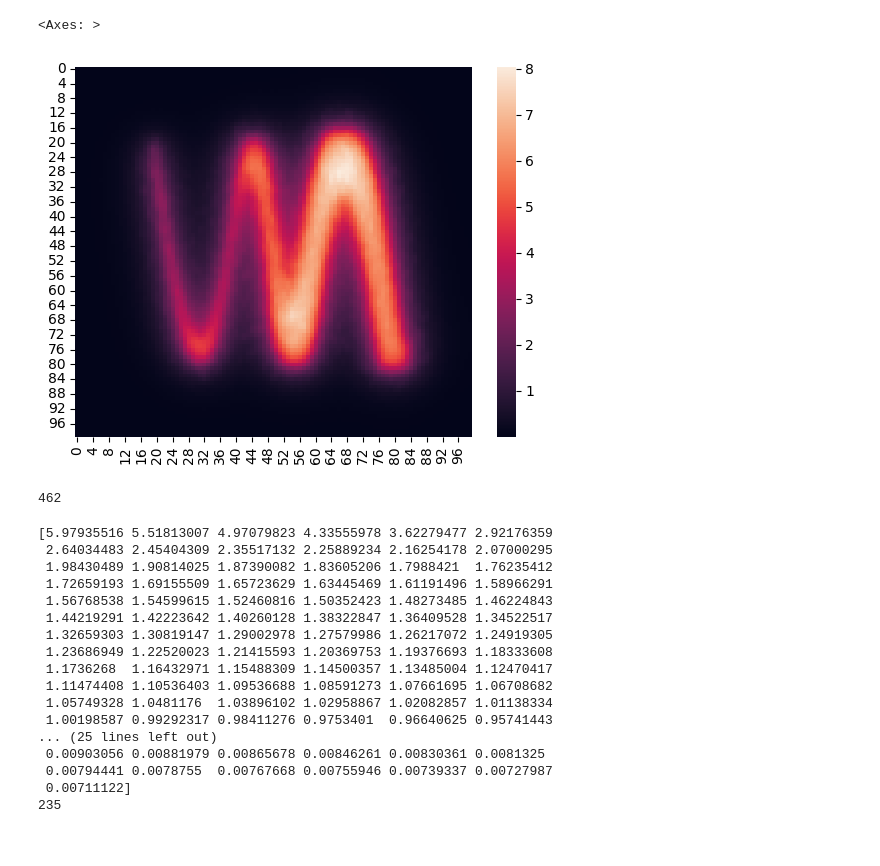
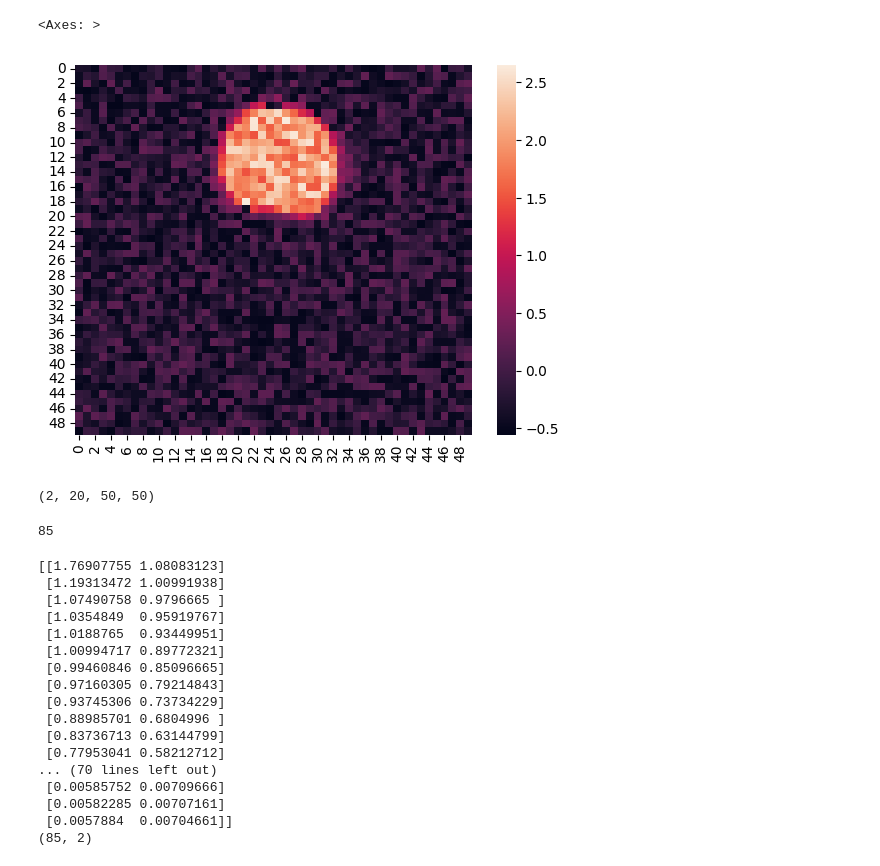
Before and after one commit to LoqmanSamani/grn-designer, a Jupyter notebook: new_/preparation.ipynb, the cells around one changed output. Drawn from its saved outputs; the diff is of its cells as text; code cells hidden in the pictures.

```diff
--- a/new_/preparation.ipynb
+++ b/new_/preparation.ipynb
@@ -43,18 +65,21 @@ for i in range(1, 30):
     time_.append(data['time'][:])
+# %%
+sns.heatmap(init[0][0, -1, :, :])
+# %% [output]
+<Axes: >
+[figure, added]
+# %%
+print(init[0].shape)
+# %% [output]
+(2, 20, 50, 50)
 # %%
 c = 0
 for i in range(len(costs)):
     c += len(costs[i])
-# %%
-sns.heatmap(res_[28][0, 2, :, :])
-# %% [output]
-<Axes: >
-[figure, removed]
-# %%
-print(c)
-#print(costs)
-# %% [output]
-462
+# %%
+print(c)
+# %% [output]
+85
 # %%
 cv = []
 
@@ -74,23 +99,23 @@ for c in cv:
 # %%
 cost_ = np.array(cost_)
 print(cost_)
-print(len(cost_))
+print(cost_.shape)
 # %% [output]
-[5.97935516 5.51813007 4.97079823 4.33555978 3.62279477 2.92176359
- 2.64034483 2.45404309 2.35517132 2.25889234 2.16254178 2.07000295
- 1.98430489 1.90814025 1.87390082 1.83605206 1.7988421  1.76235412
- 1.72659193 1.69155509 1.65723629 1.63445469 1.61191496 1.58966291
- 1.56768538 1.54599615 1.52460816 1.50352423 1.48273485 1.46224843
- 1.44219291 1.42223642 1.40260128 1.38322847 1.36409528 1.34522517
- 1.32659303 1.30819147 1.29002978 1.27579986 1.26217072 1.24919305
- 1.23686949 1.22520023 1.21415593 1.20369753 1.19376693 1.18333608
- 1.1736268  1.16432971 1.15488309 1.14500357 1.13485004 1.12470417
- 1.11474408 1.10536403 1.09536688 1.08591273 1.07661695 1.06708682
- 1.05749328 1.0481176  1.03896102 1.02958867 1.02082857 1.01138334
- 1.00198587 0.99292317 0.98411276 0.9753401  0.96640625 0.95741443
-... (25 lines left out)
- 0.00903056 0.00881979 0.00865678 0.00846261 0.00830361 0.0081325
- 0.00794441 0.0078755  0.00767668 0.00755946 0.00739337 0.00727987
- 0.00711122]
-235
+[[1.76907755 1.08083123]
+ [1.19313472 1.00991938]
+ [1.07490758 0.9796665 ]
+ [1.0354849  0.95919767]
+ [1.0188765  0.93449951]
+ [1.00994717 0.89772321]
+ [0.99460846 0.85096665]
+ [0.97160305 0.79214843]
+ [0.93745306 0.73734229]
+ [0.88985701 0.6804996 ]
+ [0.83736713 0.63144799]
+ [0.77953041 0.58212712]
+... (70 lines left out)
+ [0.00585752 0.00709666]
+ [0.00582285 0.00707161]
+ [0.0057884  0.00704661]]
+(85, 2)
 # %%
```
Also changed, not shown: parts of 14 cells of this notebook, 4 other files.
